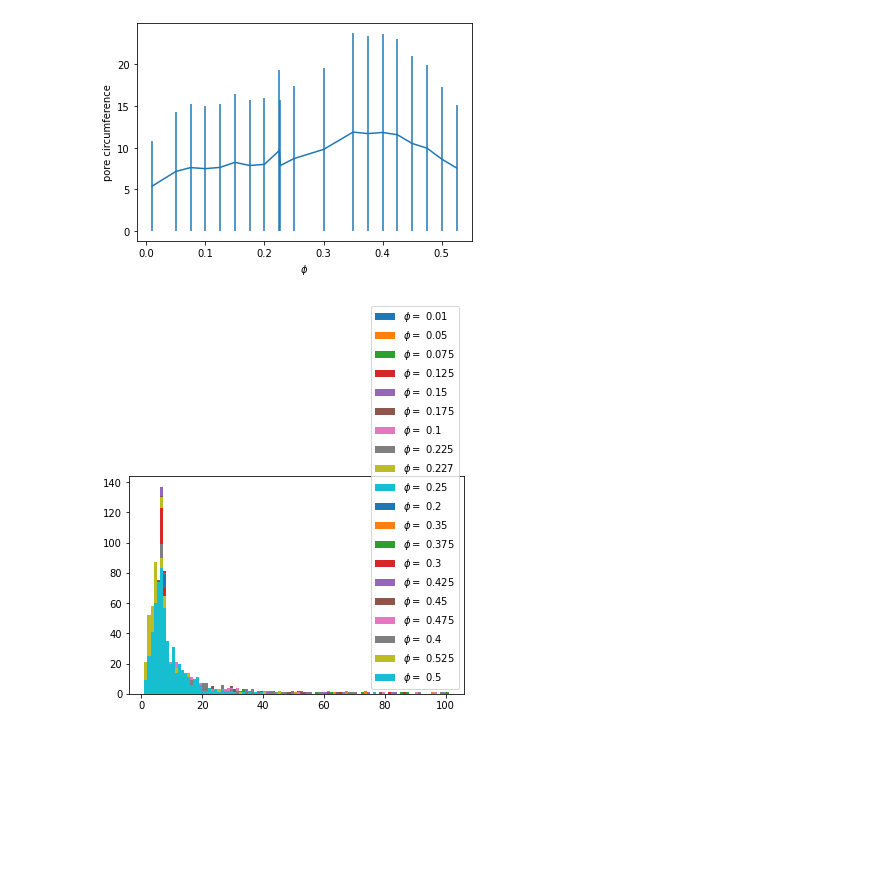
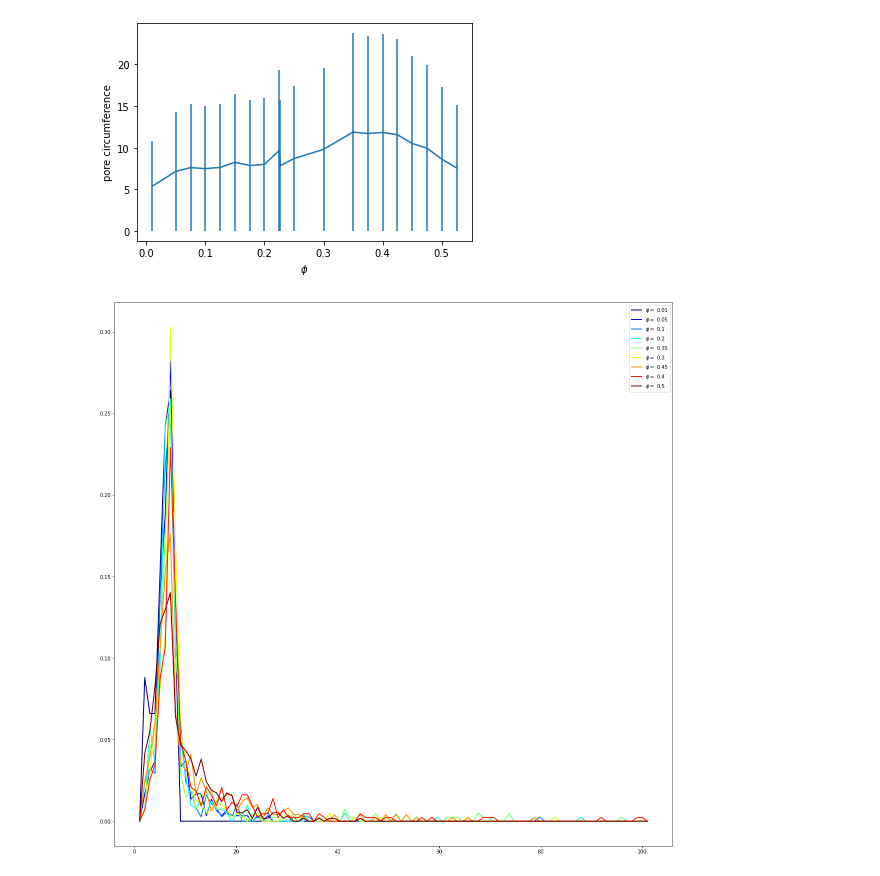
Before and after one commit to OljaOctagon/Colloidal-Assembler, a Jupyter notebook: utils/percolation_study/pore_size_estimation/notebooks/plot_pore_measures.ipynb, the cells around one changed output. Saved outputs shown, nothing was run; the diff lists cells and outputs as text; code cells hidden in the pictures; blank space fills up the shorter version.

Commit message:
plot pore measures notebook -- plotting functional now

```diff
--- a/utils/percolation_study/pore_size_estimation/notebooks/plot_pore_measures.ipynb
+++ b/utils/percolation_study/pore_size_estimation/notebooks/plot_pore_measures.ipynb
@@ -191,20 +191,28 @@ get_mean_along_one_axis(f,filter_attrs,dset_name,axis_name)
 # %% [output]
 [figure]
 # %%
+
+import matplotlib.pylab as plab
 filter_attrs = {"delta": "0.2", "temperature": 0.1}
 dset_name = "circumference"
 axis_name = "phi"
 def plot_distribution_along_axis(f,filter_attrs,dset_name,axis_name):
     fig,ax=plt.subplots(figsize=(20,20))
+    n = 9
+    colors = plab.cm.jet(np.linspace(0,1,n))
+    i=0
     for group in f.keys():
         if is_match(f[group].attrs, filter_attrs):
-            x=f[group][dset_name][:]
-            plt.hist(x,range=(1,101), bins=100,
-            label="$\phi =$ {}".format(f[group].attrs['phi']), histype='step,')
+            if f[group].attrs['phi'] in ['0.01','0.05','0.1','0.2','0.3','0.4','0.45','0.35', '0.5']:
+                x=f[group][dset_name][:]
+                hist, bin_edges = np.histogram(x, range=(0,101), bins=100, density=True)
+                x=bin_edges[1:]
+                plt.plot(x,hist, lw=2, color = colors[i], label="$\phi =$ {}".format(f[group].attrs['phi']))
+                i = i+1
 
     plt.legend()
     plt.show()
 
 plot_distribution_along_axis(f,filter_attrs,dset_name,axis_name)
 # %% [output]
-[figure, old version]
+[figure, new version]
```
